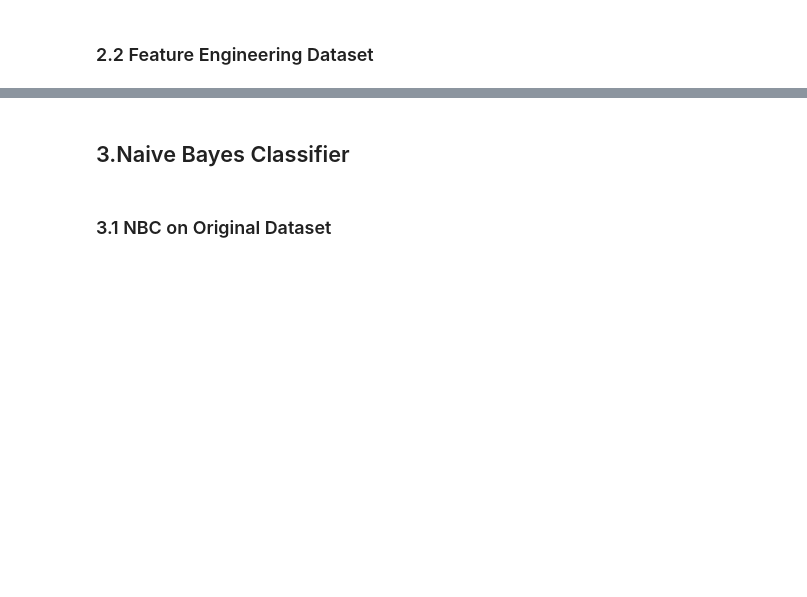
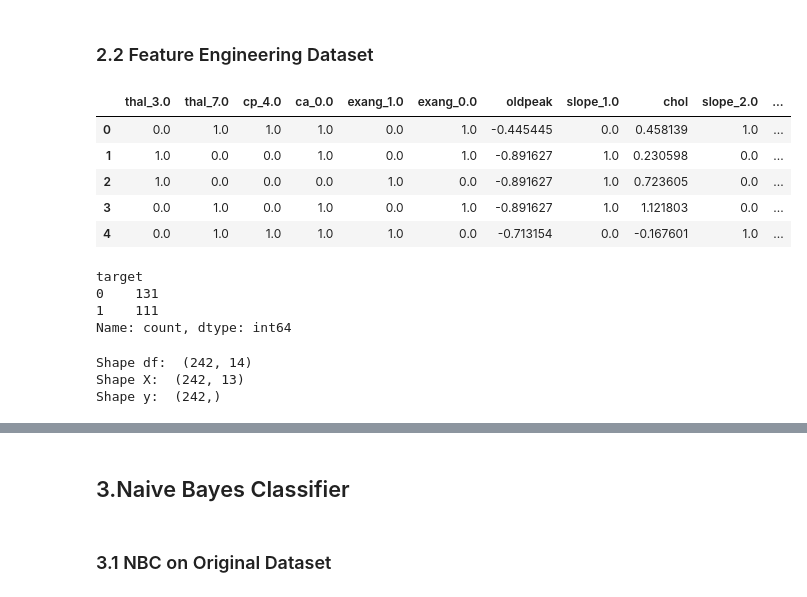
Before and after one commit to mylethidiem/data-science-artificial-intelligence-projects, a Jupyter notebook: Heart-Disease-Diagnosis/notebooks/Naive_Bayes_Classifier_Diagnosis.ipynb, the cells around one changed output, grey strips where cells are left out. Saved outputs shown, nothing was run; the diff lists cells and outputs as text; code cells hidden in the pictures; blank space fills up the shorter version.

```diff
--- a/Heart-Disease-Diagnosis/notebooks/Naive_Bayes_Classifier_Diagnosis.ipynb
+++ b/Heart-Disease-Diagnosis/notebooks/Naive_Bayes_Classifier_Diagnosis.ipynb
@@ -12,2 +110,18 @@
 # %% [markdown]
 ### 2.2 Feature Engineering Dataset
+# %%
+X_train_fe, y_train_fe = read_csv("splits/fe_train.csv")
+# %% [output]
+|  | thal_3.0 | thal_7.0 | cp_4.0 | ca_0.0 | exang_1.0 | exang_0.0 | oldpeak | slope_1.0 | chol | slope_2.0 | ... |
+| 0 | 0.0 | 1.0 | 1.0 | 1.0 | 0.0 | 1.0 | -0.445445 | 0.0 | 0.458139 | 1.0 | ... |
+| 1 | 1.0 | 0.0 | 0.0 | 1.0 | 0.0 | 1.0 | -0.891627 | 1.0 | 0.230598 | 0.0 | ... |
+| 2 | 1.0 | 0.0 | 0.0 | 0.0 | 1.0 | 0.0 | -0.891627 | 1.0 | 0.723605 | 0.0 | ... |
+| 3 | 0.0 | 1.0 | 0.0 | 1.0 | 0.0 | 1.0 | -0.891627 | 1.0 | 1.121803 | 0.0 | ... |
+| 4 | 0.0 | 1.0 | 1.0 | 1.0 | 1.0 | 0.0 | -0.713154 | 0.0 | -0.167601 | 1.0 | ... |
+target
+0    131
+1    111
+Name: count, dtype: int64
+Shape df:  (242, 14)
+Shape X:  (242, 13)
+Shape y:  (242,)
```
Also changed, not shown: parts of 13 cells of this notebook, 3 other files.
